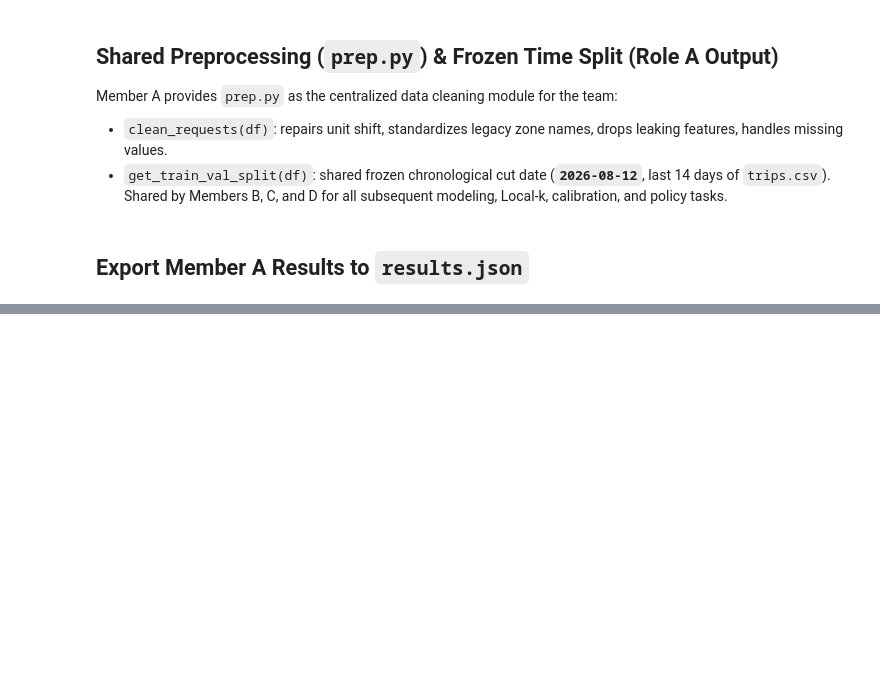
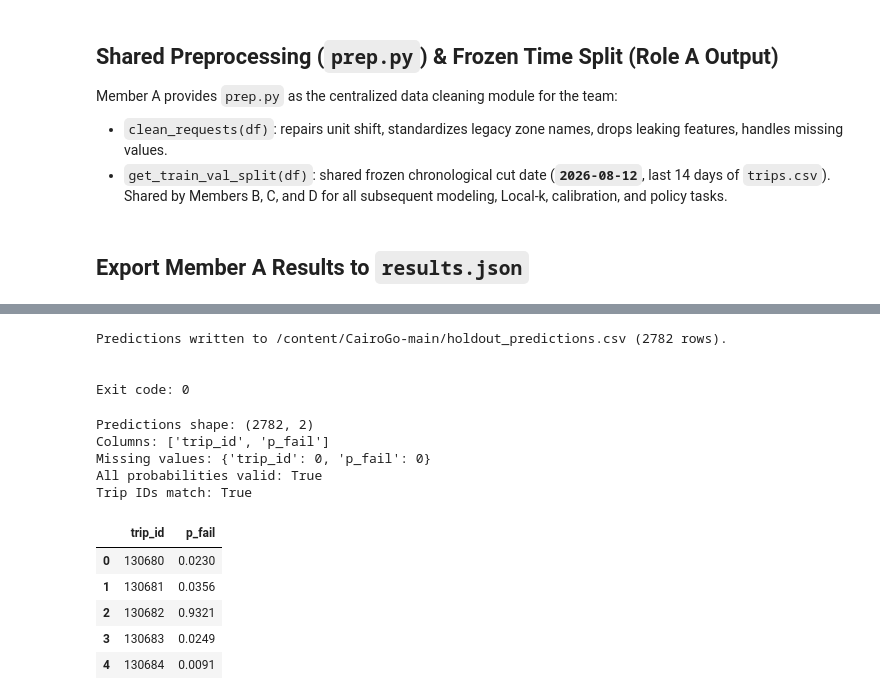
Before and after one commit to mohamedshahen5/CairoGo, a Jupyter notebook: dataAnalysis.ipynb, the cells around one changed output, grey strips where cells are left out. Drawn from its saved outputs; the diff is of its cells as text; code cells hidden in the pictures; blank space fills up the shorter version.

```diff
--- a/dataAnalysis.ipynb
+++ b/dataAnalysis.ipynb
@@ -388,0 +1108,13 @@ print("results.json updated successfully.")
+# %%
+
+from pathlib import Path
+import pandas as pd
+
+holdout_path = Path("CairoGo_pack_v00/holdout_inputs.csv")
+
+holdout_data = pd.read_csv(holdout_path)
+
+print("Holdout shape:", holdout_data.shape)
+print("Holdout columns:", holdout_data.columns.tolist())
+print("Missing values:")
+print(holdout_data.isna().sum())
@@ -388,0 +1139,57 @@ print("results.json updated successfully.")
+# %%
+
+from pathlib import Path
+import joblib
+import subprocess
+
+# Save the trained HGB pipeline
+model_path = Path("/content/CairoGo-main/model.joblib")
+joblib.dump(hgb_model, model_path)
+
+# Run the project's prediction script
+result = subprocess.run(
+    [
+        "python",
+        "/content/CairoGo-main/predict.py",
+        "--input",
+        "/content/CairoGo-main/CairoGo_pack_v00/holdout_inputs.csv",
+        "--output",
+        "/content/CairoGo-main/holdout_predictions.csv"
+    ],
+    capture_output=True,
+    text=True
+)
+
+print(result.stdout)
+print(result.stderr)
+print("Exit code:", result.returncode)
+# %% [output]
+Predictions written to /content/CairoGo-main/holdout_predictions.csv (2782 rows).
+
+
+Exit code: 0
+# %%
+
+predictions = pd.read_csv(
+    "/content/CairoGo-main/holdout_predictions.csv"
+)
+
+print("Predictions shape:", predictions.shape)
+print("Columns:", predictions.columns.tolist())
+print("Missing values:", predictions.isna().sum().to_dict())
+print("All probabilities valid:", predictions["p_fail"].between(0, 1).all())
+print("Trip IDs match:", predictions["trip_id"].equals(holdout_data["trip_id"]))
+
+display(predictions.head())
+# %% [output]
+Predictions shape: (2782, 2)
+Columns: ['trip_id', 'p_fail']
+Missing values: {'trip_id': 0, 'p_fail': 0}
+All probabilities valid: True
+Trip IDs match: True
+|  | trip_id | p_fail |
+| 0 | 130680 | 0.0230 |
+| 1 | 130681 | 0.0356 |
+| 2 | 130682 | 0.9321 |
+| 3 | 130683 | 0.0249 |
+| 4 | 130684 | 0.0091 |
```
Also changed, not shown: parts of 25 cells of this notebook, 3 other files.
